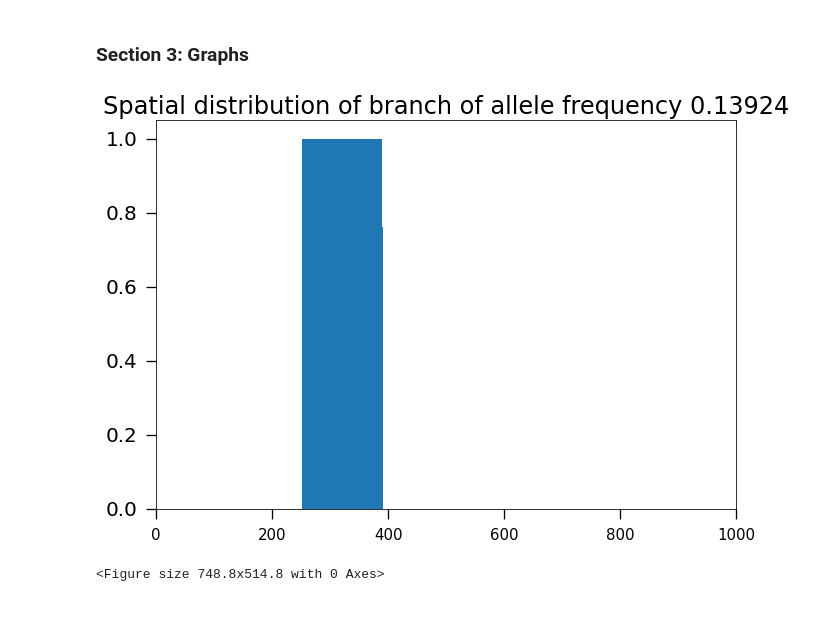
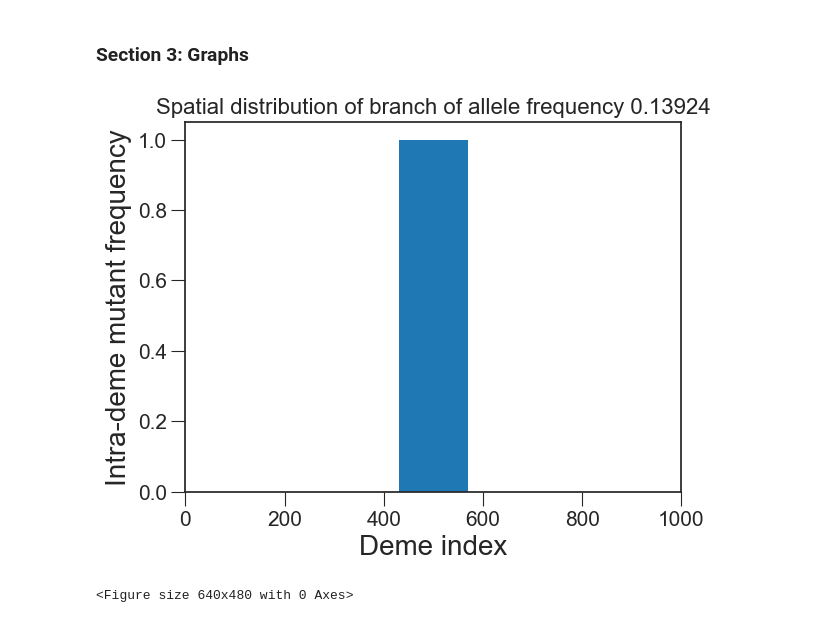
Before and after one commit to weissmanlab/Genetic_Diversity_Space, a Jupyter notebook: Spatial_Plots_Mrholess/Spatial_Plots_Mrholess.ipynb, the cells around one changed output. Drawn from its saved outputs; the diff is of its cells as text; code cells hidden in the pictures.

```diff
--- a/Spatial_Plots_Mrholess/Spatial_Plots_Mrholess.ipynb
+++ b/Spatial_Plots_Mrholess/Spatial_Plots_Mrholess.ipynb
@@ -29,14 +29,16 @@ def get_unique_numbers(numbers):
 
     return list_of_unique_numbers
 
-plt.style.use('seaborn-talk')
+plt.style.use("seaborn-v0_8-white")
 matplotlib.rcParams['axes.labelsize'] = 20
 matplotlib.rcParams['axes.titlesize'] = 24
 matplotlib.rcParams['xtick.labelsize'] = 15
 matplotlib.rcParams['xtick.major.size'] = 10
 matplotlib.rcParams['xtick.minor.size'] = 5
-matplotlib.rcParams['ytick.labelsize'] = 20
+matplotlib.rcParams['ytick.labelsize'] = 15
 matplotlib.rcParams['ytick.major.size'] = 10
+matplotlib.rcParams['ytick.minor.size'] = 5
+
 
 def migration_matrix(length, migration_rate):
     first_col = np.zeros(length)
@@ -217,14 +210,18 @@ for i in range(1):
 # %%
 a=np.array(pd.read_csv('Demes_Mrholess3.csv'))
 b=np.array(pd.read_csv('Demes_Fraction_Mrholess3.csv'))
+c=np.array(pd.read_csv("Freq_vals.csv"))
 Deme_Number=a.flatten()
 Fraction=b.flatten()/Deme_density
-plt.bar(Deme_Number, Fraction, width=1.0)
+Shift = 180
+plt.bar(Deme_Number+Shift, Fraction, width=1.0)
 plt.xlim(0,1000)
-plt.title("Spatial distribution of branch of allele frequency " + str(allele_frequency_vals[3]))
-plt.savefig("Spatial_mrholess.pdf")
+plt.title("Spatial distribution of branch of allele frequency " + str(c[2])[1:-1],fontsize = 16)
+plt.xlabel('Deme index')
+plt.ylabel("Intra-deme mutant frequency")
+plt.savefig("Spatial_mrholess.svg", bbox_inches = "tight")
 plt.figure()
 plt.show()
 # %% [output]
-[figure, old version]
+[figure, new version]
-<Figure size 748.8x514.8 with 0 Axes>
+<Figure size 640x480 with 0 Axes>
```
Also changed, not shown: parts of 5 cells of this notebook, 4 other files.
